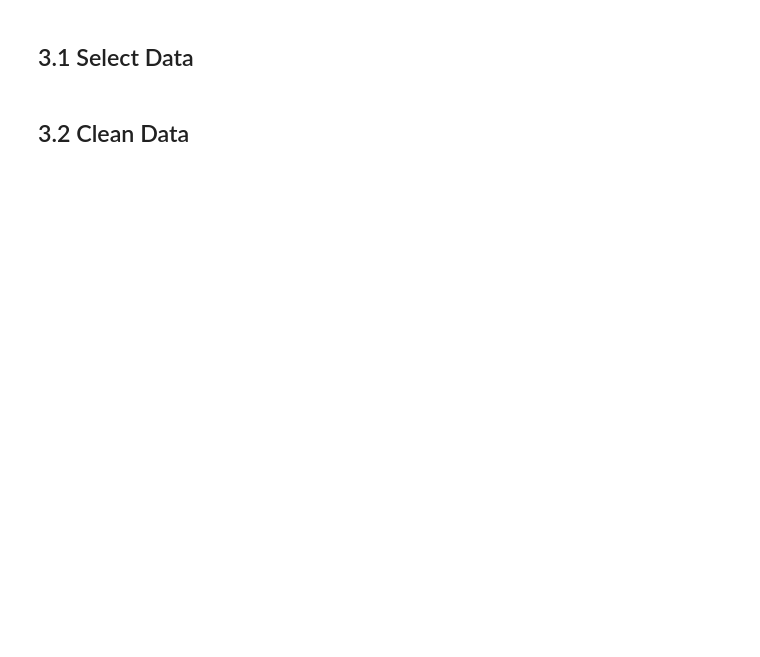
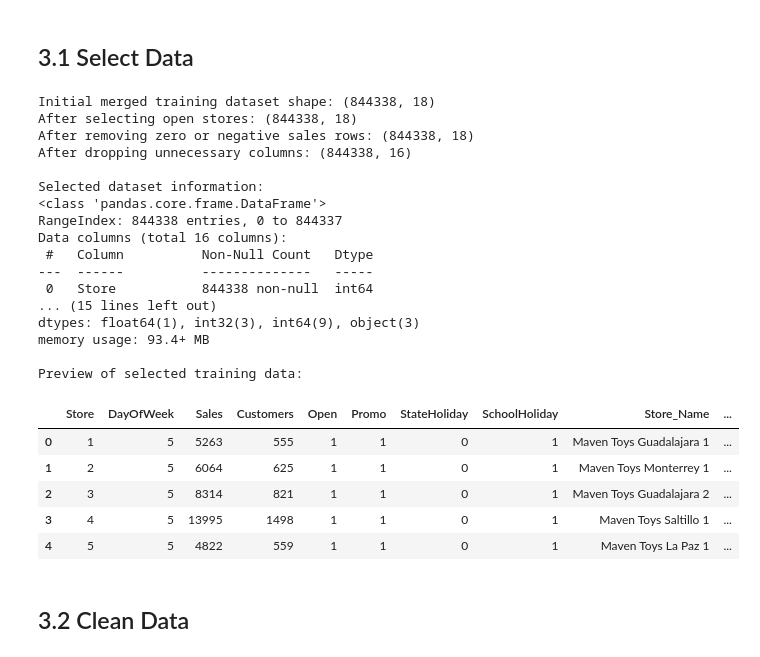
Before and after one commit to Mrschiss/IndusAnalProj, a Jupyter notebook: src/analytics_Project_Structure.ipynb, the cells around one changed output. Drawn from its saved outputs; the diff is of its cells as text; code cells hidden in the pictures; blank space fills up the shorter version.

Commit message:
Added Data Preparation and Dataset Description

```diff
--- a/src/analytics_Project_Structure.ipynb
+++ b/src/analytics_Project_Structure.ipynb
@@ -1182,4 +1436,75 @@ Column: Customers
 # %% [markdown]
 ## 3.1 Select Data
+# %%
+# 3.1 SELECT DATA
+
+# We will select and prepare the final training dataset to be used for modelling.
+# This section ensures that only valid, non-null, complete rows are used.
+
+print("Initial merged training dataset shape:", df_prep.shape)
+
+# 1. Select only stores that are open (Open = 1)
+
+if 'Open' in df_prep.columns:
+    df_selected = df_prep[df_prep['Open'] == 1].copy()
+else:
+    df_selected = df_prep.copy()
+
+print("After selecting open stores:", df_selected.shape)
+
+# 2. Select rows with valid Sales values (> 0)
+
+if 'Sales' in df_selected.columns:
+    df_selected = df_selected[df_selected['Sales'] > 0].copy()
+
+print("After removing zero or negative sales rows:", df_selected.shape)
+
+# 3. Select only the required columns
+# We exclude identifier columns and raw date fields because we will use engineered features
+columns_to_remove = [
+    'Date', 'Store_Open_Date',
+    'Sale_ID', 'Product_ID'
+]
+
+# Remove columns only if they actually exist
+columns_to_remove = [col for col in columns_to_remove if col in df_selected.columns]
+
+df_selected = df_selected.drop(columns=columns_to_remove, errors='ignore')
+
+print("After dropping unnecessary columns:", df_selected.shape)
+
+# 4. Final preview of selected dataset
+
+print("\nSelected dataset information:")
+df_selected.info()
+
+print("\nPreview of selected training data:")
+display(df_selected.head())
+
+# This selected dataframe will be used for the modelling section.
+# %% [output]
+Initial merged training dataset shape: (844338, 18)
+After selecting open stores: (844338, 18)
+After removing zero or negative sales rows: (844338, 18)
+After dropping unnecessary columns: (844338, 16)
+
+Selected dataset information:
+<class 'pandas.core.frame.DataFrame'>
+RangeIndex: 844338 entries, 0 to 844337
+Data columns (total 16 columns):
+ #   Column          Non-Null Count   Dtype
+---  ------          --------------   -----
+ 0   Store           844338 non-null  int64
+... (15 lines left out)
+dtypes: float64(1), int32(3), int64(9), object(3)
+memory usage: 93.4+ MB
+
+Preview of selected training data:
+|  | Store | DayOfWeek | Sales | Customers | Open | Promo | StateHoliday | SchoolHoliday | Store_Name | ... |
+| 0 | 1 | 5 | 5263 | 555 | 1 | 1 | 0 | 1 | Maven Toys Guadalajara 1 | ... |
+| 1 | 2 | 5 | 6064 | 625 | 1 | 1 | 0 | 1 | Maven Toys Monterrey 1 | ... |
+| 2 | 3 | 5 | 8314 | 821 | 1 | 1 | 0 | 1 | Maven Toys Guadalajara 2 | ... |
+| 3 | 4 | 5 | 13995 | 1498 | 1 | 1 | 0 | 1 | Maven Toys Saltillo 1 | ... |
+| 4 | 5 | 5 | 4822 | 559 | 1 | 1 | 0 | 1 | Maven Toys La Paz 1 | ... |
 # %% [markdown]
 ## 3.2 Clean Data
```
Also changed, not shown: parts of 7 cells of this notebook.
